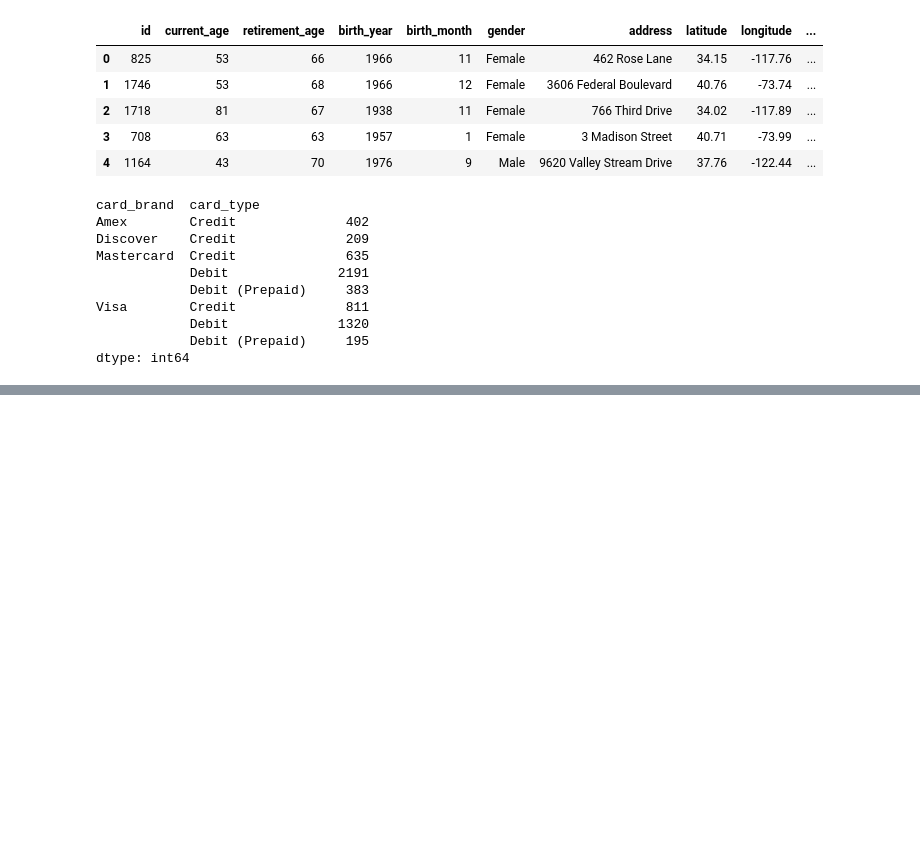
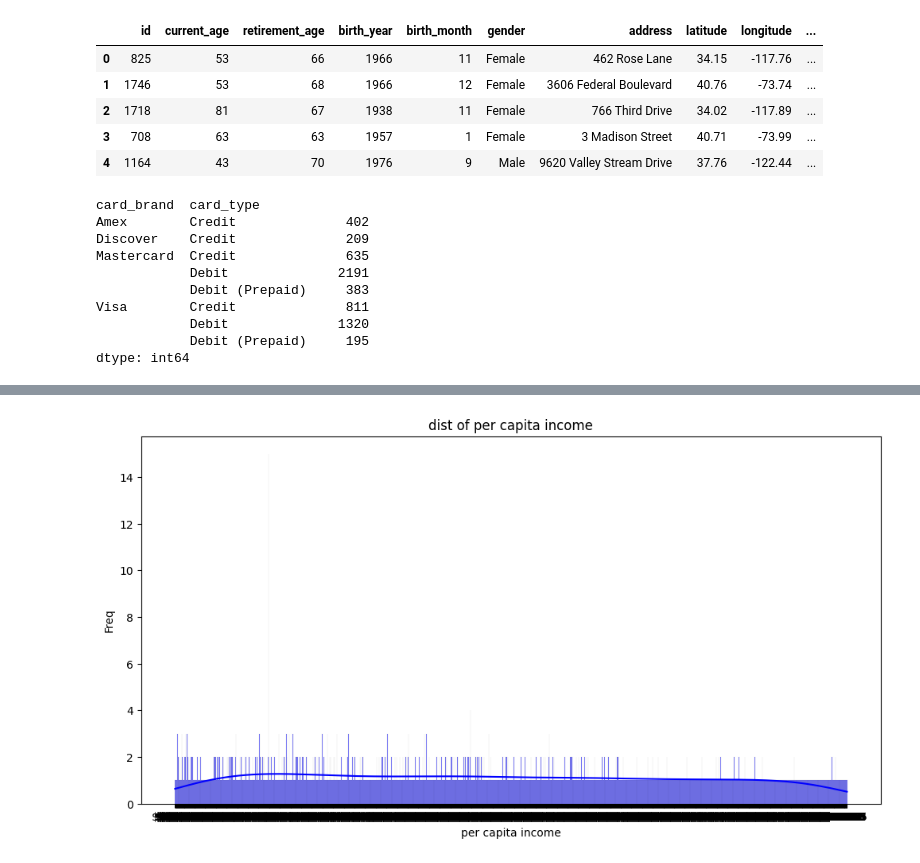
Before and after one commit to Siddharth-Latthe-07/ReBIT-Assg, a Jupyter notebook: ReBIT_EDA_Practice2.ipynb, the cells around one changed output, grey strips where cells are left out. Saved outputs shown, nothing was run; the diff lists cells and outputs as text; code cells hidden in the pictures; blank space fills up the shorter version.

```diff
--- a/ReBIT_EDA_Practice2.ipynb
+++ b/ReBIT_EDA_Practice2.ipynb
@@ -235,0 +249,9 @@ df['
+# %%
+plt.figure(figsize=(12,6))
+sns.histplot(user_data['per_capita_income'],kde=True,bins=30,color='blue')
+plt.title('dist of per capita income')
+plt.xlabel('per capita income')
+plt.ylabel('Freq')
+plt.show()
+# %% [output]
+[figure, added]
```
Also changed, not shown: parts of 13 cells of this notebook.
